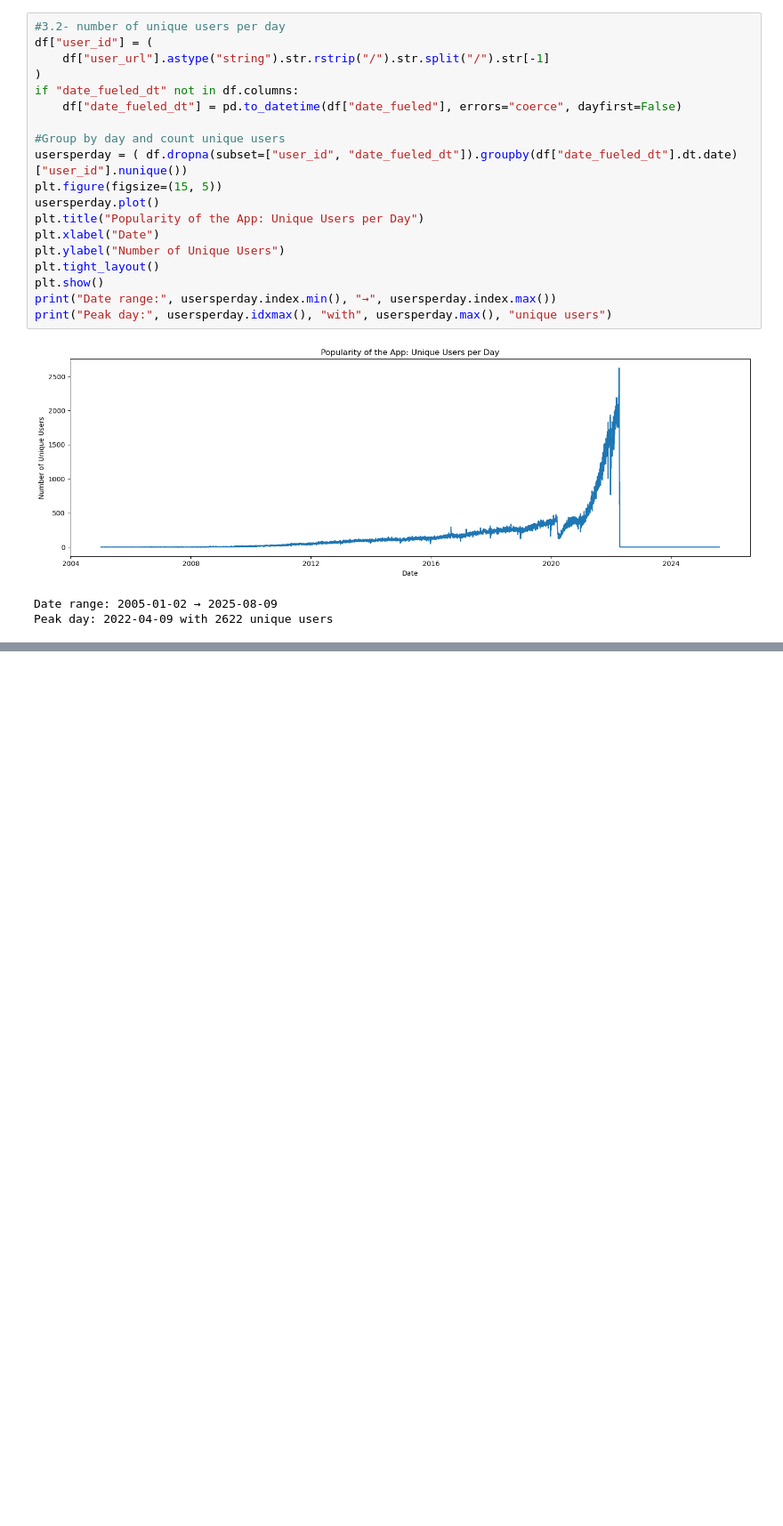
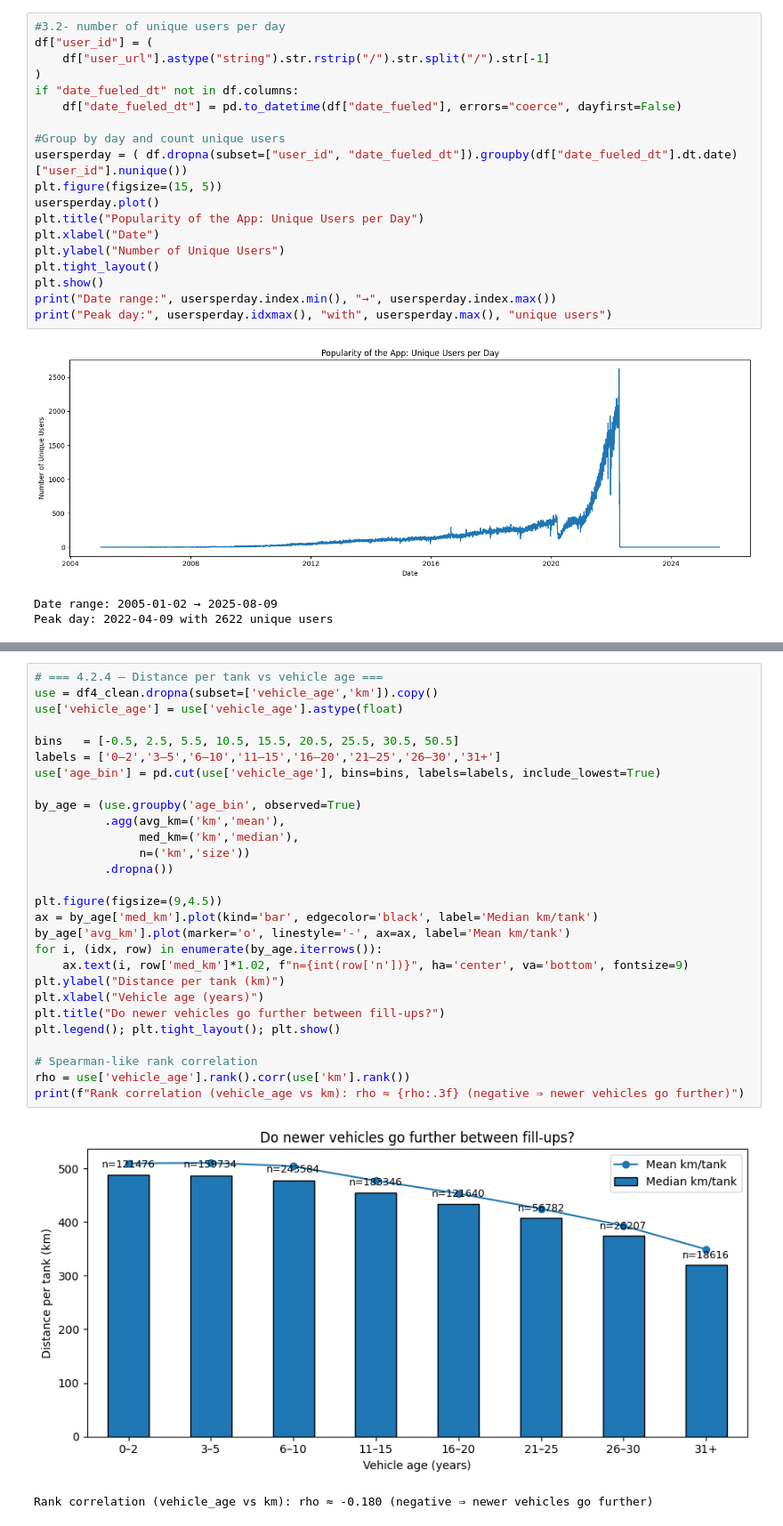
Before and after one commit to WitsPram/IDVE-assignment, a Jupyter notebook: cleaning.ipynb, the cells around one changed output, grey strips where cells are left out. Shown at 89% size. Cells and saved outputs as stored; diff of their text form; blank space fills up the shorter version.

```diff
--- a/cleaning.ipynb
+++ b/cleaning.ipynb
@@ -1067,0 +1341,31 @@ Name: user_id, dtype: int64
+# %%
+# === 4.2.4 — Distance per tank vs vehicle age ===
+use = df4_clean.dropna(subset=['vehicle_age','km']).copy()
+use['vehicle_age'] = use['vehicle_age'].astype(float)
+
+bins   = [-0.5, 2.5, 5.5, 10.5, 15.5, 20.5, 25.5, 30.5, 50.5]
+labels = ['0–2','3–5','6–10','11–15','16–20','21–25','26–30','31+']
+use['age_bin'] = pd.cut(use['vehicle_age'], bins=bins, labels=labels, include_lowest=True)
+
+by_age = (use.groupby('age_bin', observed=True)
+          .agg(avg_km=('km','mean'),
+               med_km=('km','median'),
+               n=('km','size'))
+          .dropna())
+
+plt.figure(figsize=(9,4.5))
+ax = by_age['med_km'].plot(kind='bar', edgecolor='black', label='Median km/tank')
+by_age['avg_km'].plot(marker='o', linestyle='-', ax=ax, label='Mean km/tank')
+for i, (idx, row) in enumerate(by_age.iterrows()):
+    ax.text(i, row['med_km']*1.02, f"n={int(row['n'])}", ha='center', va='bottom', fontsize=9)
+plt.ylabel("Distance per tank (km)")
+plt.xlabel("Vehicle age (years)")
+plt.title("Do newer vehicles go further between fill-ups?")
+plt.legend(); plt.tight_layout(); plt.show()
+
+# Spearman-like rank correlation
+rho = use['vehicle_age'].rank().corr(use['km'].rank())
+print(f"Rank correlation (vehicle_age vs km): rho ≈ {rho:.3f} (negative ⇒ newer vehicles go further)")
+# %% [output]
+[figure, added]
+Rank correlation (vehicle_age vs km): rho ≈ -0.180 (negative ⇒ newer vehicles go further)
```
Also changed, not shown: parts of 30 cells of this notebook.
